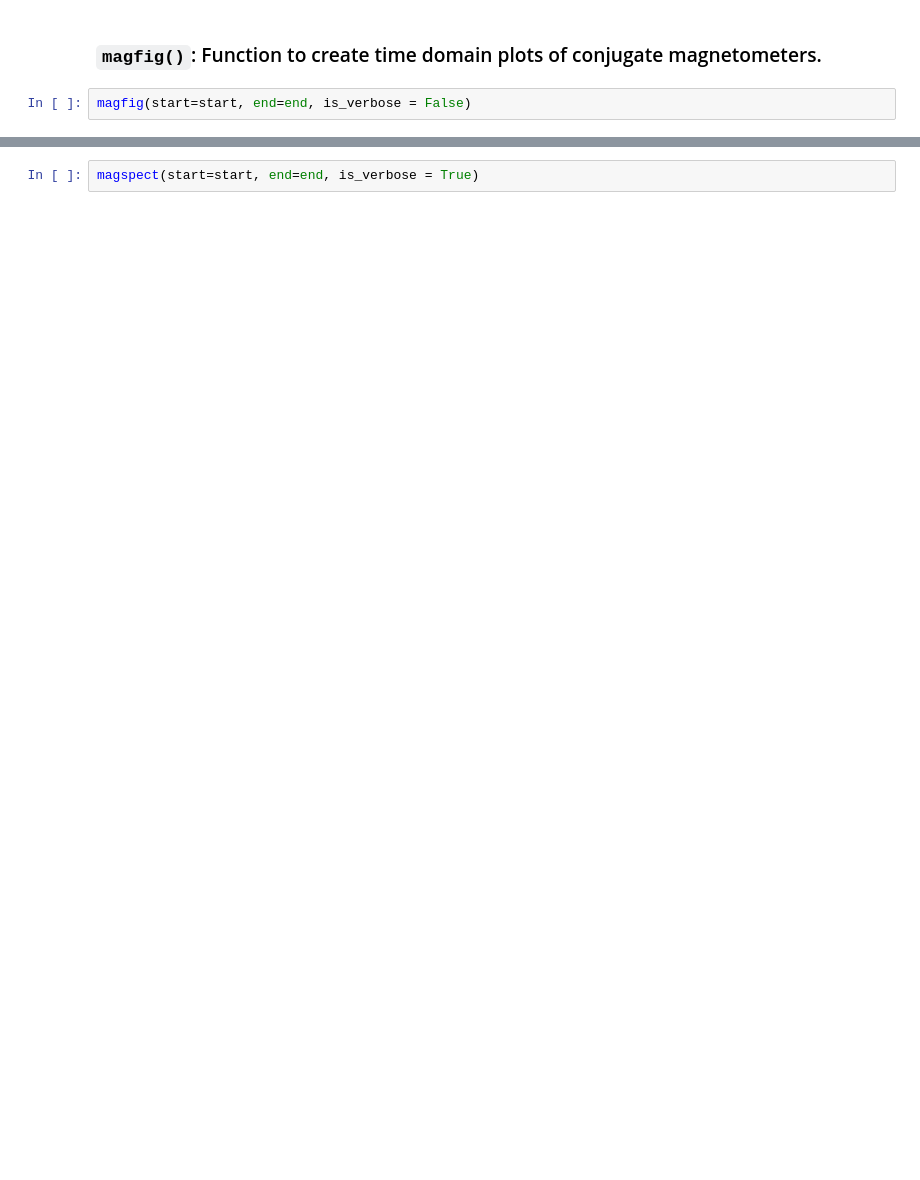
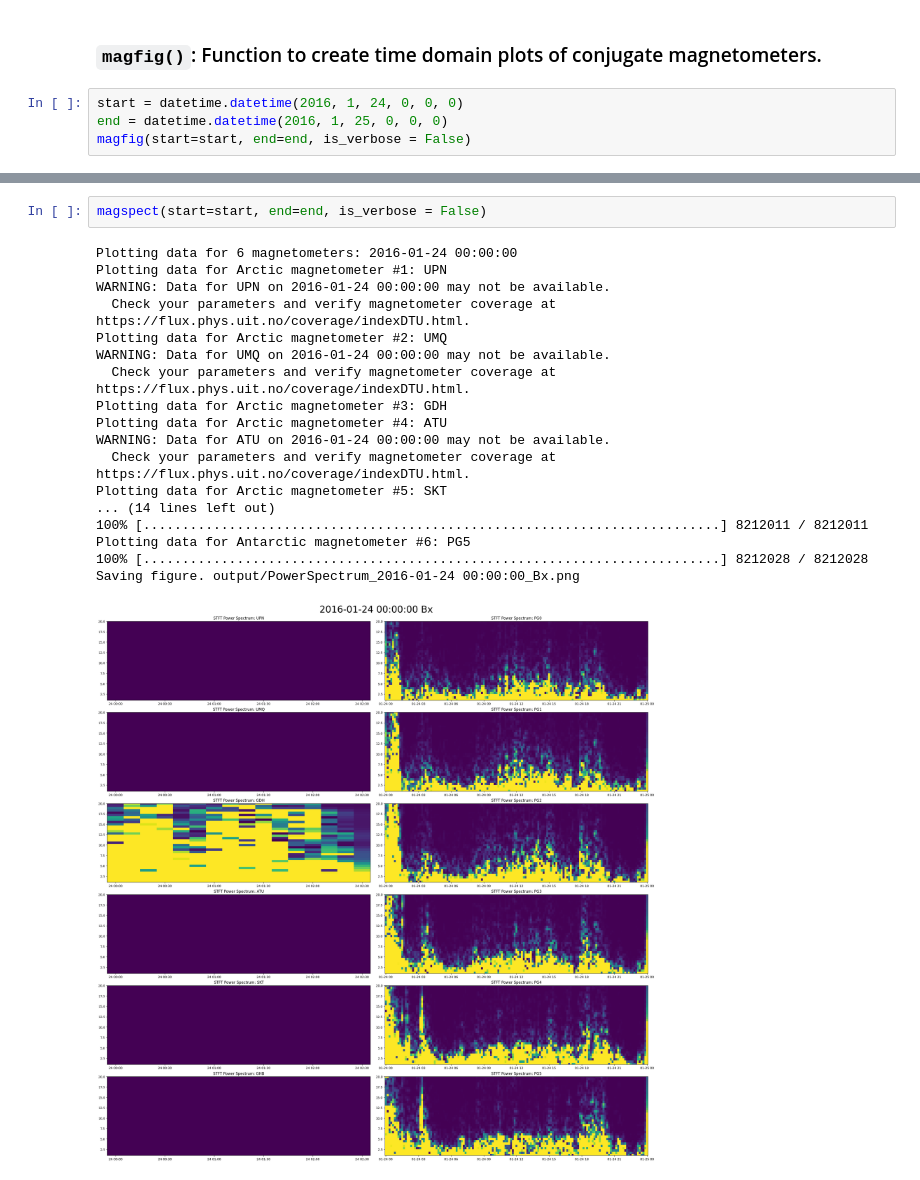
Before and after one commit to KCollins/magplots, a Jupyter notebook: Examples.ipynb, the cells around one changed output, grey strips where cells are left out. Saved outputs shown, nothing was run; the diff lists cells and outputs as text; blank space fills up the shorter version.

```diff
--- a/Examples.ipynb
+++ b/Examples.ipynb
@@ -49,4 +105,6 @@ df = magdf(is_verbose = True, is_saved = True)
 # %% [markdown]
 ###  `magfig()`: Function to create time domain plots of conjugate magnetometers.
 # %%
+start = datetime.datetime(2016, 1, 24, 0, 0, 0)
+end = datetime.datetime(2016, 1, 25, 0, 0, 0)
 magfig(start=start, end=end, is_verbose = False)
@@ -53,2 +130,21 @@ magfig(start=start, end=end, is_verbose = False)
 # %%
-magspect(start=start, end=end, is_verbose = True)
+magspect(start=start, end=end, is_verbose = False)
+# %% [output]
+Plotting data for 6 magnetometers: 2016-01-24 00:00:00
+Plotting data for Arctic magnetometer #1: UPN
+WARNING: Data for UPN on 2016-01-24 00:00:00 may not be available.
+  Check your parameters and verify magnetometer coverage at https://flux.phys.uit.no/coverage/indexDTU.html.
+Plotting data for Arctic magnetometer #2: UMQ
+WARNING: Data for UMQ on 2016-01-24 00:00:00 may not be available.
+  Check your parameters and verify magnetometer coverage at https://flux.phys.uit.no/coverage/indexDTU.html.
+Plotting data for Arctic magnetometer #3: GDH
+Plotting data for Arctic magnetometer #4: ATU
+WARNING: Data for ATU on 2016-01-24 00:00:00 may not be available.
+  Check your parameters and verify magnetometer coverage at https://flux.phys.uit.no/coverage/indexDTU.html.
+Plotting data for Arctic magnetometer #5: SKT
+... (14 lines left out)
+100% [..........................................................................] 8212011 / 8212011
+Plotting data for Antarctic magnetometer #6: PG5
+100% [..........................................................................] 8212028 / 8212028
+Saving figure. output/PowerSpectrum_2016-01-24 00:00:00_Bx.png
+[figure, added]
```
Also changed, not shown: parts of 11 cells of this notebook, 1 other file.
